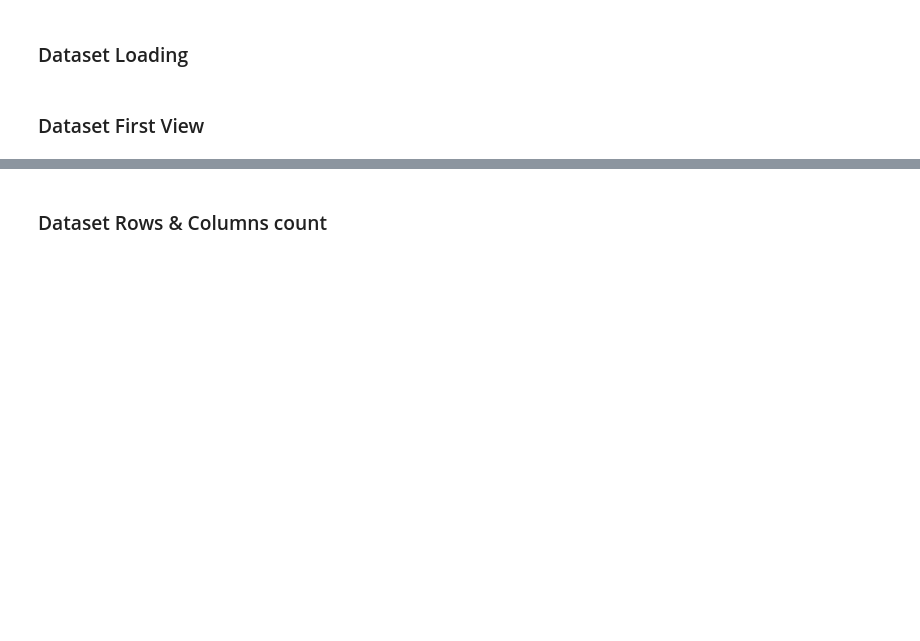
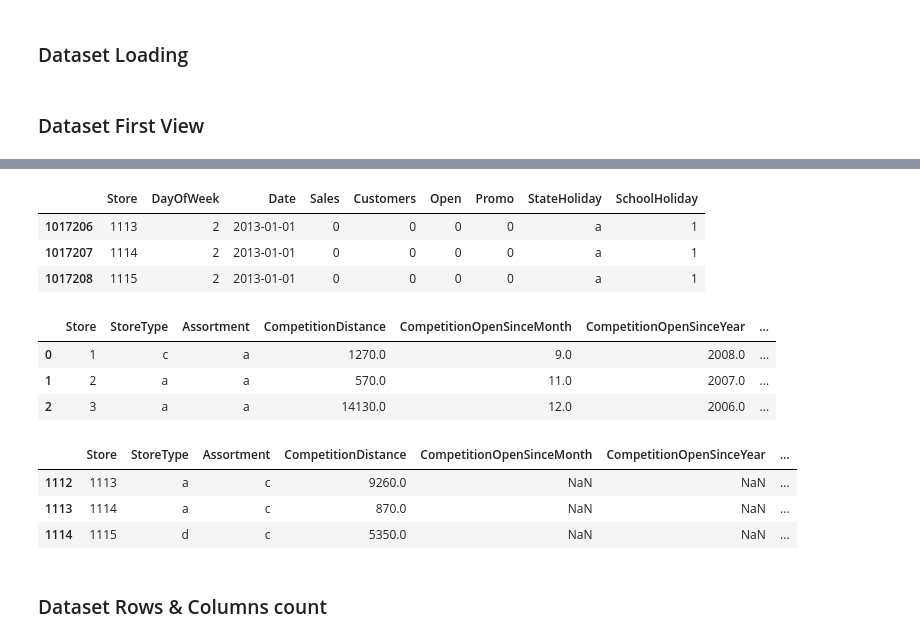
Before and after one commit to dipakpatil2001/Regression-Project-Retail_Sales_Prediction, a Jupyter notebook: Regression_Project_Retail_Sales_Prediction.ipynb, the cells around one changed output, grey strips where cells are left out. Cells and saved outputs as stored; diff of their text form; code cells hidden in the pictures; blank space fills up the shorter version.

```diff
--- a/Regression_Project_Retail_Sales_Prediction.ipynb
+++ b/Regression_Project_Retail_Sales_Prediction.ipynb
@@ -92,3 +144,24 @@ M - Multivariate Analysis
+# %%
+rossmann_data.tail(3)
+# %% [output]
+|  | Store | DayOfWeek | Date | Sales | Customers | Open | Promo | StateHoliday | SchoolHoliday |
+| 1017206 | 1113 | 2 | 2013-01-01 | 0 | 0 | 0 | 0 | a | 1 |
+| 1017207 | 1114 | 2 | 2013-01-01 | 0 | 0 | 0 | 0 | a | 1 |
+| 1017208 | 1115 | 2 | 2013-01-01 | 0 | 0 | 0 | 0 | a | 1 |
+# %%
+store_data.head(3)
+# %% [output]
+|  | Store | StoreType | Assortment | CompetitionDistance | CompetitionOpenSinceMonth | CompetitionOpenSinceYear | ... |
+| 0 | 1 | c | a | 1270.0 | 9.0 | 2008.0 | ... |
+| 1 | 2 | a | a | 570.0 | 11.0 | 2007.0 | ... |
+| 2 | 3 | a | a | 14130.0 | 12.0 | 2006.0 | ... |
+# %%
+store_data.tail(3)
+# %% [output]
+|  | Store | StoreType | Assortment | CompetitionDistance | CompetitionOpenSinceMonth | CompetitionOpenSinceYear | ... |
+| 1112 | 1113 | a | c | 9260.0 | NaN | NaN | ... |
+| 1113 | 1114 | a | c | 870.0 | NaN | NaN | ... |
+| 1114 | 1115 | d | c | 5350.0 | NaN | NaN | ... |
 # %% [markdown]
 ### Dataset Rows & Columns count
 # %%
```
Also changed, not shown: parts of 14 cells of this notebook.
